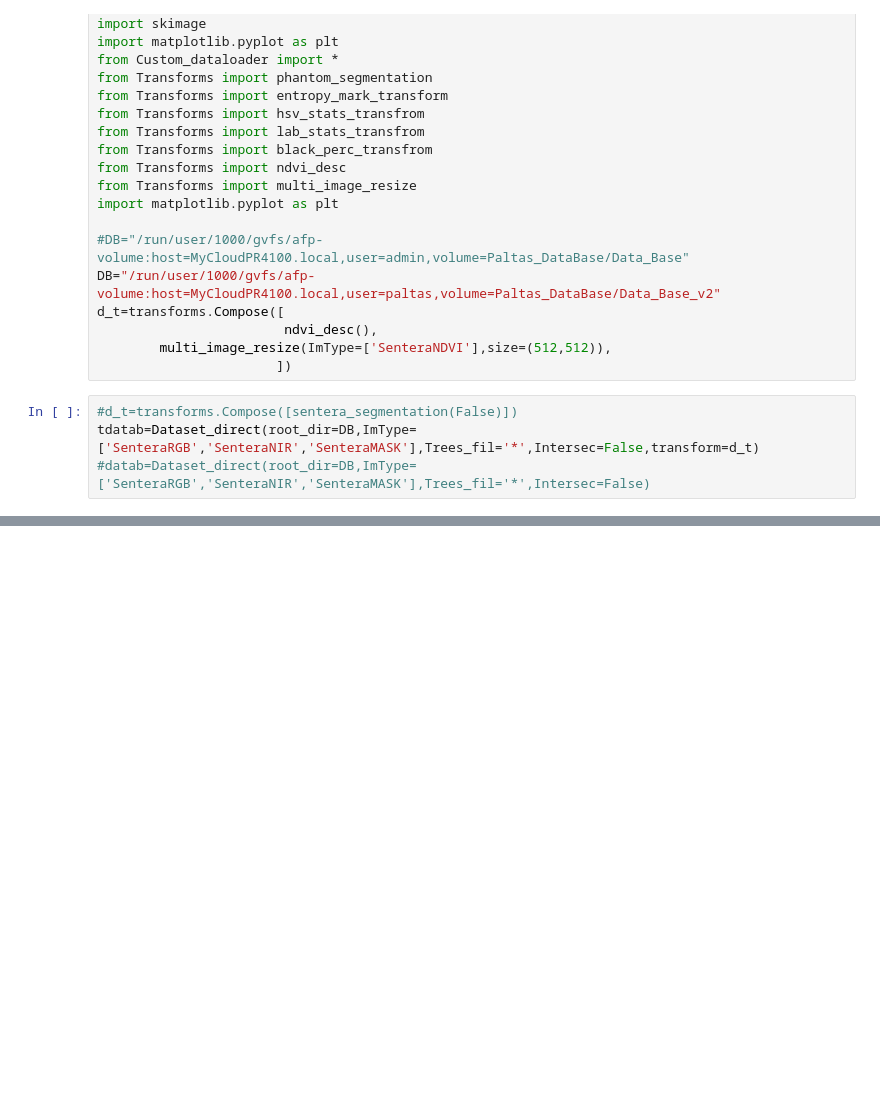
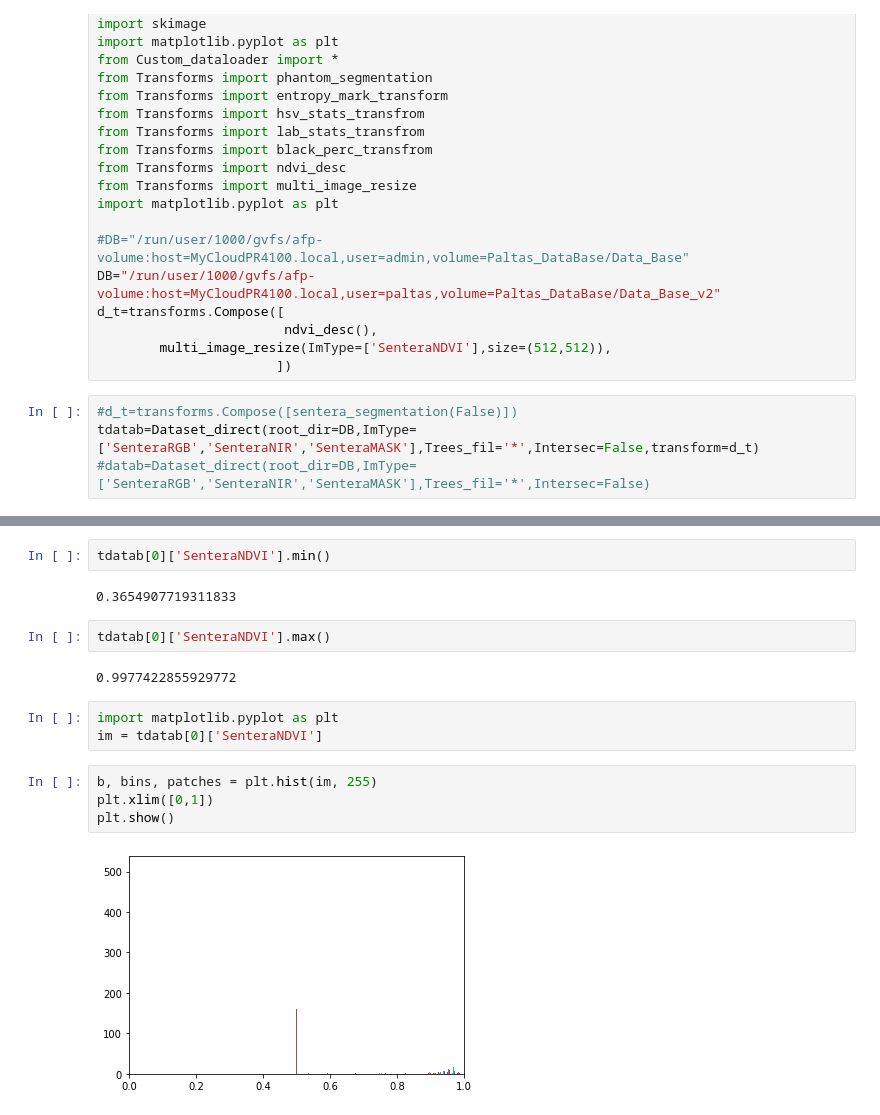
Before and after one commit to Abdigal1/paltas_repo, a Jupyter notebook: Data_prep/NDVITransformTest.ipynb, the cells around one changed output, grey strips where cells are left out. Saved outputs shown, nothing was run; the diff lists cells and outputs as text; blank space fills up the shorter version.

```diff
--- a/Data_prep/NDVITransformTest.ipynb
+++ b/Data_prep/NDVITransformTest.ipynb
@@ -46,0 +47,17 @@ plt.imshow(tdatab[0]['SenteraNDVI'])
+# %%
+tdatab[0]['SenteraNDVI'].min()
+# %% [output]
+0.3654907719311833
+# %%
+tdatab[0]['SenteraNDVI'].max()
+# %% [output]
+0.9977422855929772
+# %%
+import matplotlib.pyplot as plt
+im = tdatab[0]['SenteraNDVI']
+# %%
+b, bins, patches = plt.hist(im, 255)
+plt.xlim([0,1])
+plt.show()
+# %% [output]
+[figure, added]
```
Also changed, not shown: parts of 2 cells of this notebook, 8 other files.
